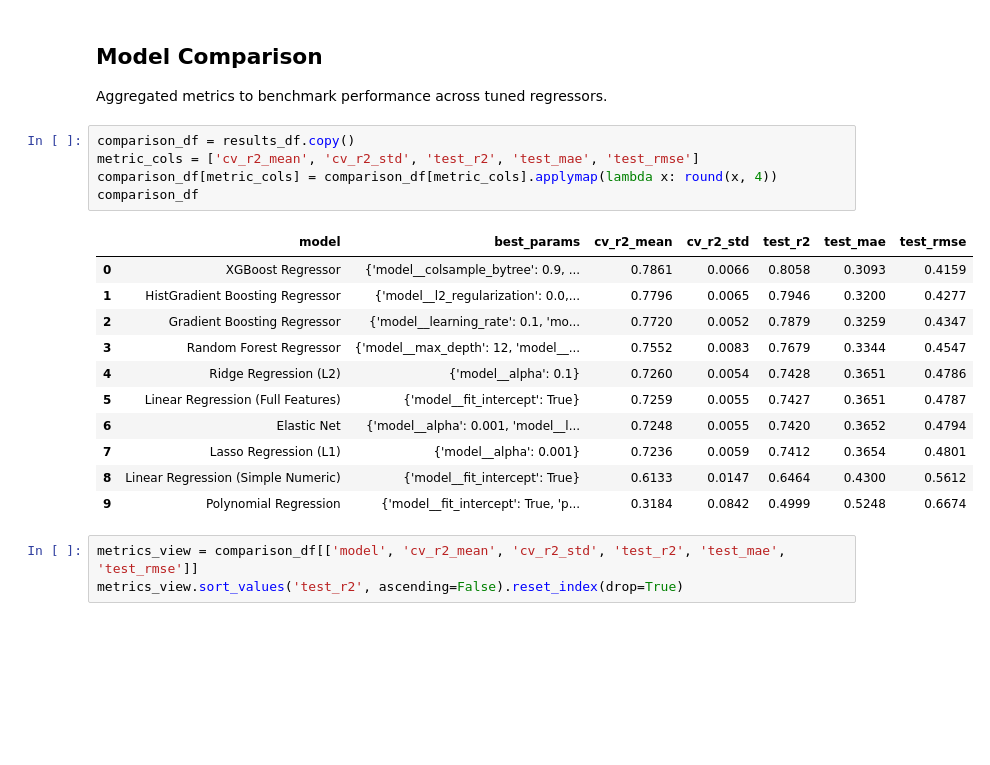
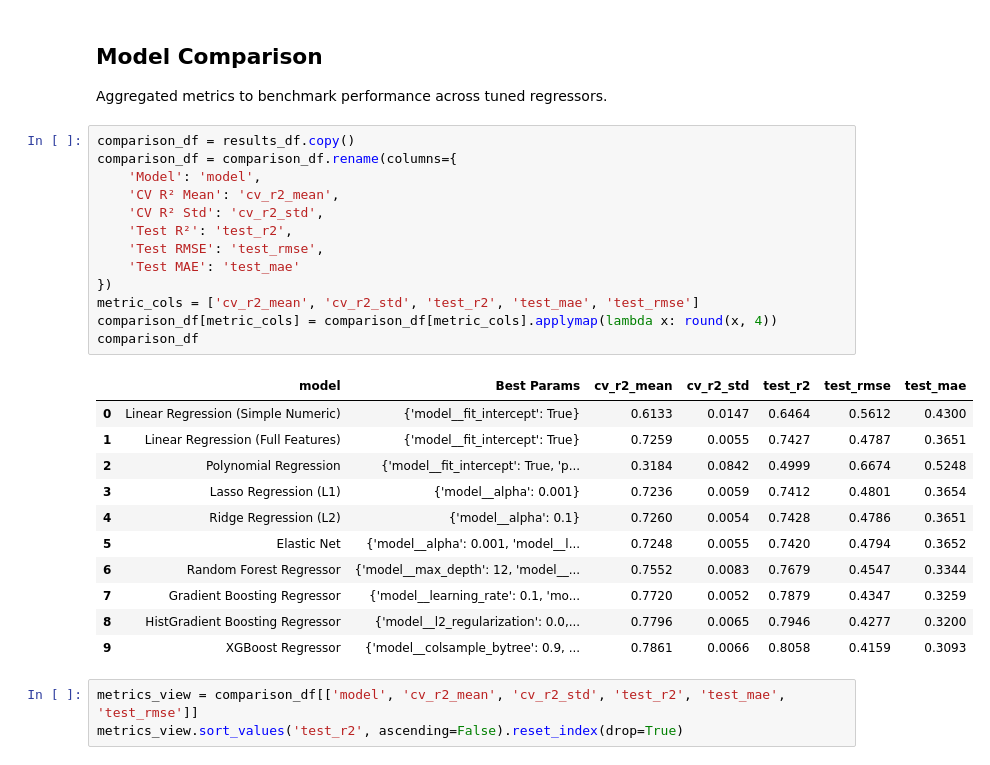
Before and after one commit to Gimbler778/ratings_predictor, a Jupyter notebook: rating_predictor.ipynb, the cells around one changed output. Cells and saved outputs as stored; diff of their text form; blank space fills up the shorter version.

```diff
--- a/rating_predictor.ipynb
+++ b/rating_predictor.ipynb
@@ -514,21 +592,29 @@ Training XGBoost Regressor ...
 Aggregated metrics to benchmark performance across tuned regressors.
 # %%
 comparison_df = results_df.copy()
+comparison_df = comparison_df.rename(columns={
+    'Model': 'model',
+    'CV R² Mean': 'cv_r2_mean',
+    'CV R² Std': 'cv_r2_std',
+    'Test R²': 'test_r2',
+    'Test RMSE': 'test_rmse',
+    'Test MAE': 'test_mae'
+})
 metric_cols = ['cv_r2_mean', 'cv_r2_std', 'test_r2', 'test_mae', 'test_rmse']
 comparison_df[metric_cols] = comparison_df[metric_cols].applymap(lambda x: round(x, 4))
 comparison_df
 # %% [output]
-|  | model | best_params | cv_r2_mean | cv_r2_std | test_r2 | test_mae | test_rmse |
-| 0 | XGBoost Regressor | {'model__colsample_bytree': 0.9, ... | 0.7861 | 0.0066 | 0.8058 | 0.3093 | 0.4159 |
-| 1 | HistGradient Boosting Regressor | {'model__l2_regularization': 0.0,... | 0.7796 | 0.0065 | 0.7946 | 0.3200 | 0.4277 |
-| 2 | Gradient Boosting Regressor | {'model__learning_rate': 0.1, 'mo... | 0.7720 | 0.0052 | 0.7879 | 0.3259 | 0.4347 |
-| 3 | Random Forest Regressor | {'model__max_depth': 12, 'model__... | 0.7552 | 0.0083 | 0.7679 | 0.3344 | 0.4547 |
-| 4 | Ridge Regression (L2) | {'model__alpha': 0.1} | 0.7260 | 0.0054 | 0.7428 | 0.3651 | 0.4786 |
-| 5 | Linear Regression (Full Features) | {'model__fit_intercept': True} | 0.7259 | 0.0055 | 0.7427 | 0.3651 | 0.4787 |
-| 6 | Elastic Net | {'model__alpha': 0.001, 'model__l... | 0.7248 | 0.0055 | 0.7420 | 0.3652 | 0.4794 |
-| 7 | Lasso Regression (L1) | {'model__alpha': 0.001} | 0.7236 | 0.0059 | 0.7412 | 0.3654 | 0.4801 |
-| 8 | Linear Regression (Simple Numeric) | {'model__fit_intercept': True} | 0.6133 | 0.0147 | 0.6464 | 0.4300 | 0.5612 |
-| 9 | Polynomial Regression | {'model__fit_intercept': True, 'p... | 0.3184 | 0.0842 | 0.4999 | 0.5248 | 0.6674 |
+|  | model | Best Params | cv_r2_mean | cv_r2_std | test_r2 | test_rmse | test_mae |
+| 0 | Linear Regression (Simple Numeric) | {'model__fit_intercept': True} | 0.6133 | 0.0147 | 0.6464 | 0.5612 | 0.4300 |
+| 1 | Linear Regression (Full Features) | {'model__fit_intercept': True} | 0.7259 | 0.0055 | 0.7427 | 0.4787 | 0.3651 |
+| 2 | Polynomial Regression | {'model__fit_intercept': True, 'p... | 0.3184 | 0.0842 | 0.4999 | 0.6674 | 0.5248 |
+| 3 | Lasso Regression (L1) | {'model__alpha': 0.001} | 0.7236 | 0.0059 | 0.7412 | 0.4801 | 0.3654 |
+| 4 | Ridge Regression (L2) | {'model__alpha': 0.1} | 0.7260 | 0.0054 | 0.7428 | 0.4786 | 0.3651 |
+| 5 | Elastic Net | {'model__alpha': 0.001, 'model__l... | 0.7248 | 0.0055 | 0.7420 | 0.4794 | 0.3652 |
+| 6 | Random Forest Regressor | {'model__max_depth': 12, 'model__... | 0.7552 | 0.0083 | 0.7679 | 0.4547 | 0.3344 |
+| 7 | Gradient Boosting Regressor | {'model__learning_rate': 0.1, 'mo... | 0.7720 | 0.0052 | 0.7879 | 0.4347 | 0.3259 |
+| 8 | HistGradient Boosting Regressor | {'model__l2_regularization': 0.0,... | 0.7796 | 0.0065 | 0.7946 | 0.4277 | 0.3200 |
+| 9 | XGBoost Regressor | {'model__colsample_bytree': 0.9, ... | 0.7861 | 0.0066 | 0.8058 | 0.4159 | 0.3093 |
 # %%
 metrics_view = comparison_df[['model', 'cv_r2_mean', 'cv_r2_std', 'test_r2', 'test_mae', 'test_rmse']]
 metrics_view.sort_values('test_r2', ascending=False).reset_index(drop=True)
```
Also changed, not shown: parts of 9 cells of this notebook, 14 other files.
